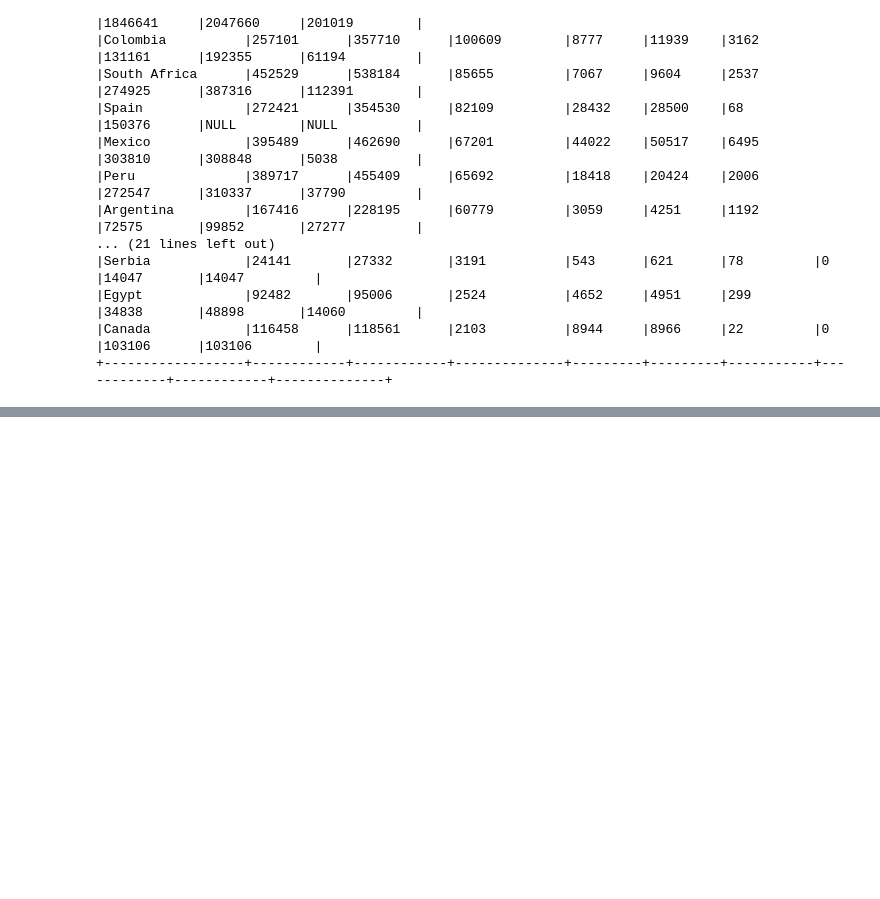
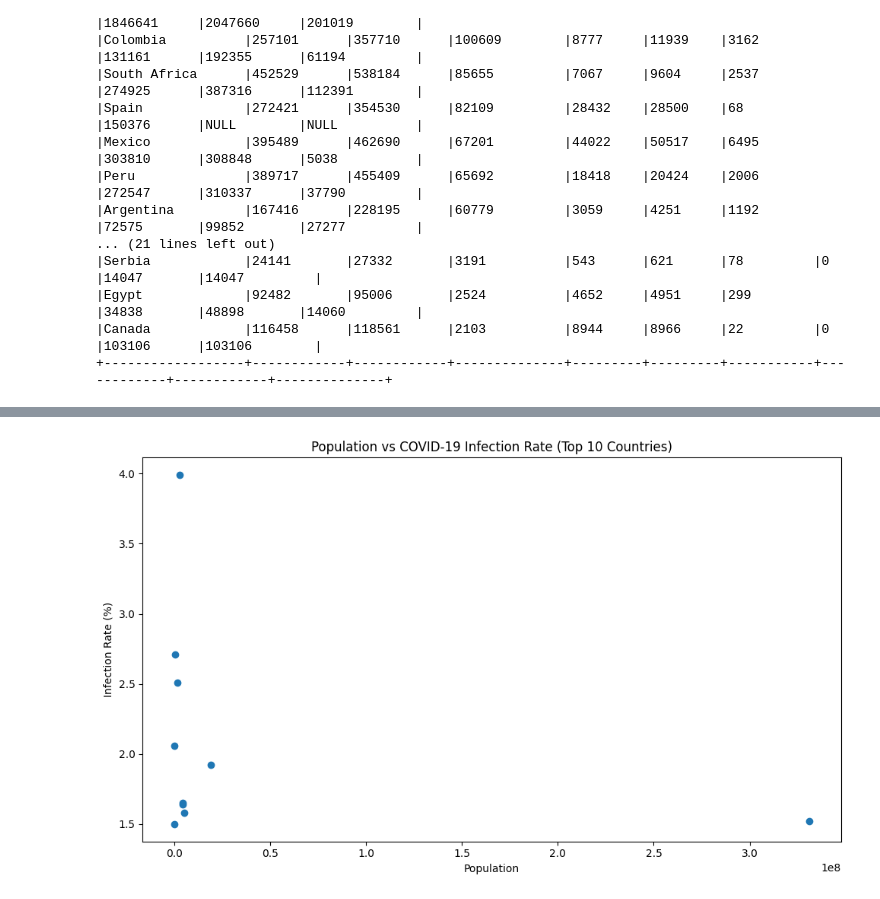
Before and after one commit to dilpreet0007/COVID19-Analytics-Pipeline, a Jupyter notebook: app.ipynb, the cells around one changed output, grey strips where cells are left out. Cells and saved outputs as stored; diff of their text form; code cells hidden in the pictures; blank space fills up the shorter version.

Commit message:
[Dilpreet] Task 14: Population vs Total Cases

```diff
--- a/app.ipynb
+++ b/app.ipynb
@@ -852,0 +855,21 @@ mismatch_df.select(
+# %%
+infection_df = worldometer_df.withColumn(
+    "Infection_Rate",
+    round(
+        (col("TotalCases") / col("Population")) * 100,
+        2
+    )
+)
+# %%
+top_infection = infection_df.select(
+    "Country/Region",
+    "TotalCases",
+    "Population",
+    "Infection_Rate"
+).filter(
+    col("Population") > 0
+).orderBy(
+    col("Infection_Rate").desc()
+).limit(10)
+
+top_infection.show(truncate=False)
@@ -852,0 +893,18 @@ mismatch_df.select(
+# %%
+pdf = top_infection.toPandas()
+
+plt.figure(figsize=(10, 6))
+
+plt.scatter(
+    pdf["Population"],
+    pdf["Infection_Rate"]
+)
+
+plt.xlabel("Population")
+plt.ylabel("Infection Rate (%)")
+plt.title("Population vs COVID-19 Infection Rate (Top 10 Countries)")
+
+plt.tight_layout()
+plt.show()
+# %% [output]
+[figure, added]
```
Also changed, not shown: parts of 3 cells of this notebook.
